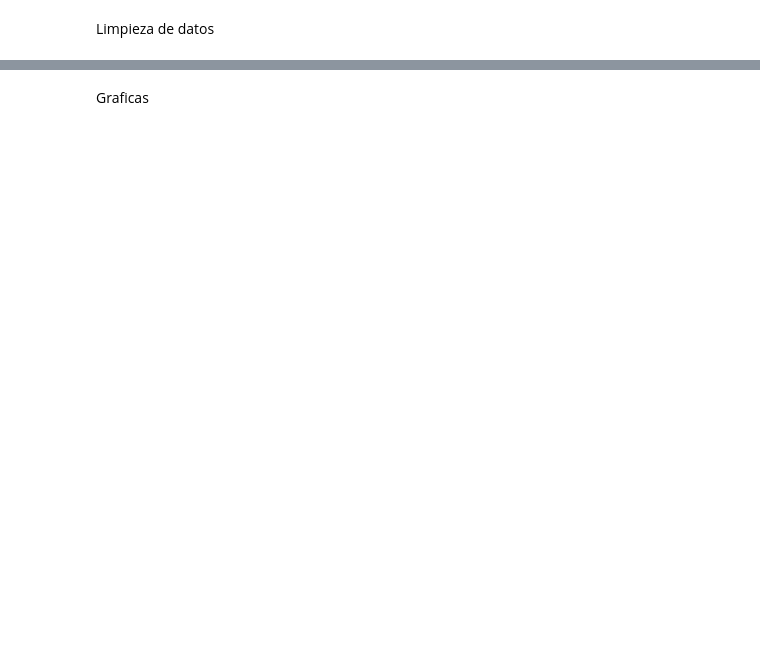
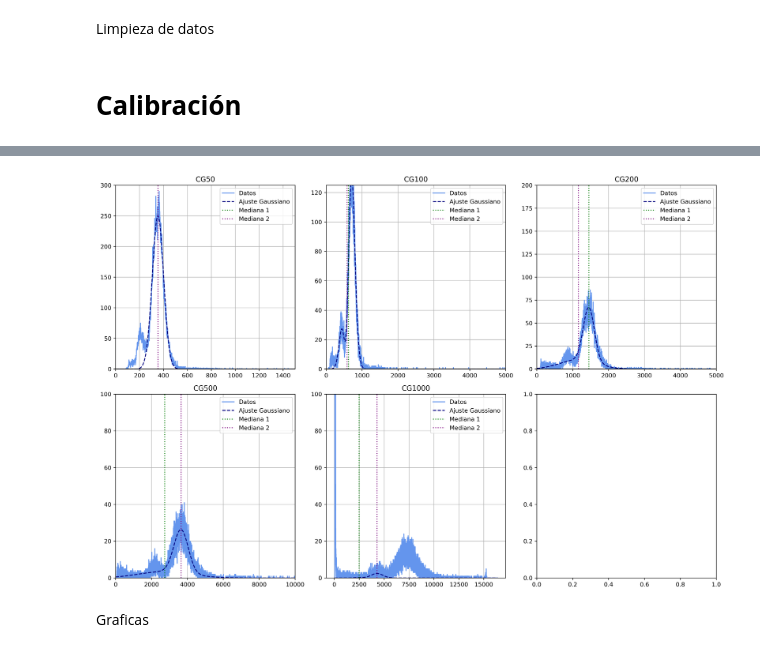
Before and after one commit to jpabonl/Proyecto-experimental, a Jupyter notebook: Graficas_Toma_2.ipynb, the cells around one changed output, grey strips where cells are left out. Drawn from its saved outputs; the diff is of its cells as text; code cells hidden in the pictures; blank space fills up the shorter version.

```diff
--- a/Graficas_Toma_2.ipynb
+++ b/Graficas_Toma_2.ipynb
@@ -18 +18,80 @@ txt_file_path = './Muestras/XrayHV80kV-1uA--CG50-FG10--WS2-850nm--LiveTime300s--
 np.savetxt(txt_file_path, data, fmt='%f', delimiter='\t')
+# %% [markdown]
+# **Calibración**
+# %%
+plt.rcParams['figure.dpi'] = 360
+
+configs = [
+    {'cg': 'CG50', 'live_time': '120s', 'y_lim': (0, 300), 'x_lim': (0, 1500)},
+    {'cg': 'CG100', 'live_time': '120s', 'y_lim': (0, 125), 'x_lim': (0, 5000)},
+    {'cg': 'CG200', 'live_time': '120s', 'y_lim': (0, 200), 'x_lim': (0, 5000)},
+    {'cg': 'CG500', 'live_time': '120s', 'y_lim': (0, 100), 'x_lim': (0, 10000)},
+    {'cg': 'CG1000', 'live_time': '120s', 'y_lim': (0, 100)}
+]
+
+data = {}
+base_path = "./Calibración/Datos/GEMHV4200-0pF-FG10-{}-bothOutputswOneUni-3Fe55onDetector-{}LiveTime.txt"
+
+# Cargar los datos desde los archivos
+for config in configs:
+    file_name = base_path.format(config['cg'], config['live_time'])
+    data[config['cg']] = pd.read_csv(file_name)
+
+def gaussian(x, amplitude, mean, stddev):
+    return amplitude * np.exp(-((x - mean) ** 2) / (2 * stddev ** 2))
+
+def double_gaussian(x, amp1, mean1, stddev1, amp2, mean2, stddev2):
+    return (gaussian(x, amp1, mean1, stddev1) + gaussian(x, amp2, mean2, stddev2))
+
+def plot_with_gaussian_fit(ax, data, initial_guess):
+    x_data = np.arange(len(data))
+    y_data = data.values.flatten()
+
+    # ajustar a la función double_gaussian
+    popt, pcov = curve_fit(double_gaussian, x_data, y_data, p0=initial_guess)
+
+    # crear datos para la curva ajustada
+    x_fit = np.linspace(x_data.min(), x_data.max(), len(data))
+    y_fit = double_gaussian(x_fit, *popt)
+
+    # graficar los datos originales y el ajuste
+    ax.plot(x_data, y_data, label='Datos', c='cornflowerblue')
+    ax.plot(x_fit, y_fit, label='Ajuste Gaussiano', linestyle='--', c='navy')
+
+    # retornar los parámetros
+    return popt
+
+fig, axes = plt.subplots(2, 3, figsize=(15, 10))
+initial_guesses = [
+    [50, 100, 10, 150, 250, 20],
+    [150, 200, 250, 300, 350, 40],
+    [200, 250, 300, 350, 400, 40],
+    [50, 100, 10, 150, 250, 20],
+    [200, 2500, 100, 100, 4100, 300],
+    [150, 4000, 100, 300, 9000, 200],
+]
+
+for i, (ax, config) in enumerate(zip(axes.flatten(), configs)):
+    file_name = base_path.format(config['cg'], config['live_time'])
+    data = pd.read_csv(file_name)
+
+    popt = plot_with_gaussian_fit(ax, data, initial_guesses[i])
+
+    # mostrar la mediana de los ajustes (el valor del eje x de la línea)
+    median1 = popt[1]
+    median2 = popt[4]
+    print(f'(pos {i}) Mediana 1: {median1}, Mediana 2: {median2}')
+    ax.axvline(median1, color='green', linestyle=':', label='Mediana 1')
+    ax.axvline(median2, color='purple', linestyle=':', label='Mediana 2')
+
+    # configurar los límites y títulos
+    ax.set_ylim(config['y_lim'])
+    if 'x_lim' in config:
+        ax.set_xlim(config['x_lim'])
+    ax.set_title(config['cg'])
+    ax.legend()
+    ax.grid()
+
+plt.tight_layout()
+plt.show()
+# %% [output]
@@ -19,3 +103,4 @@ np.savetxt(txt_file_path, data, fmt='%f', delimiter='\t')
+[figure, added]
 # %% [markdown]
 Graficas
 # %%
```
Also changed, not shown: parts of 6 cells of this notebook.
